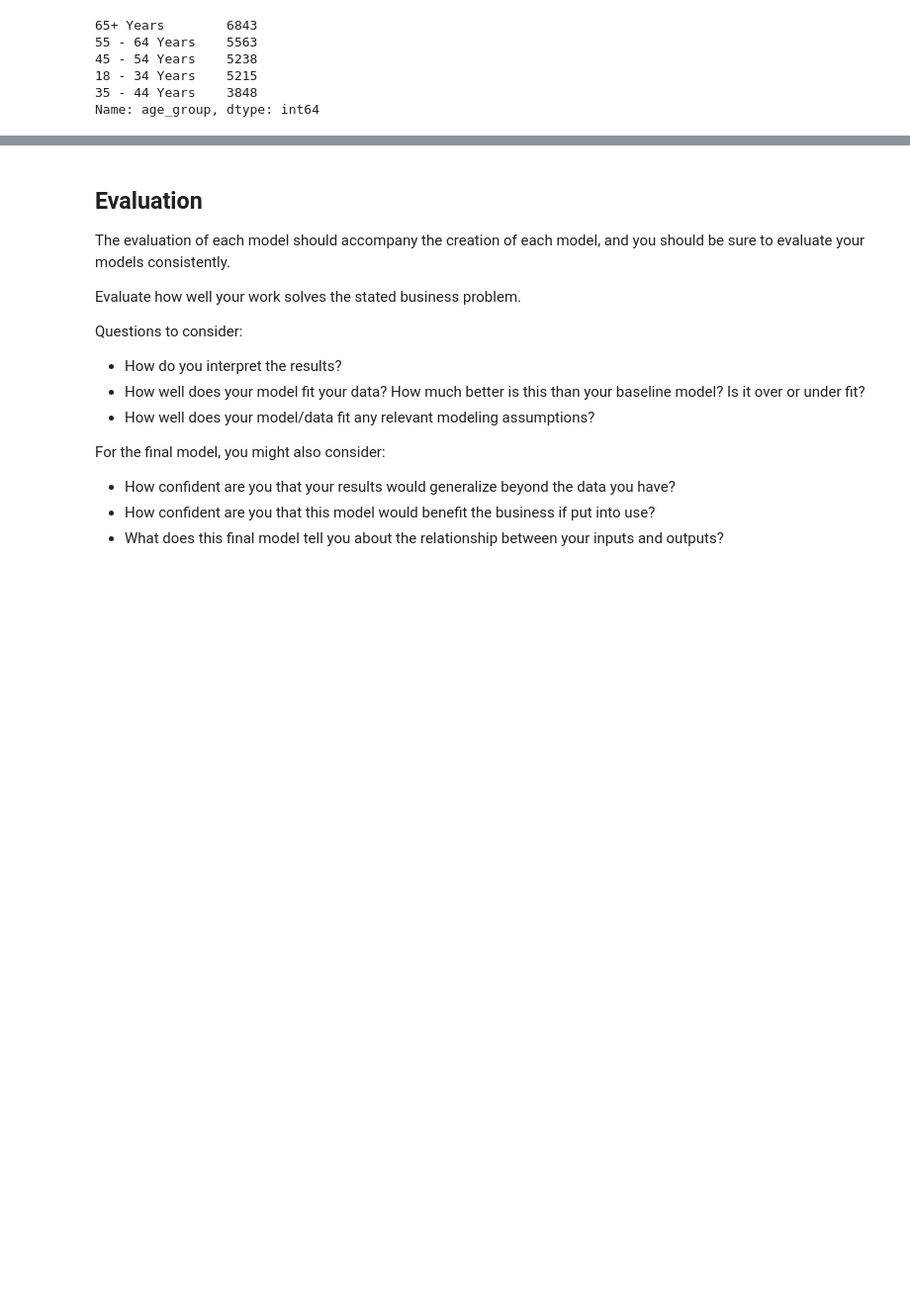
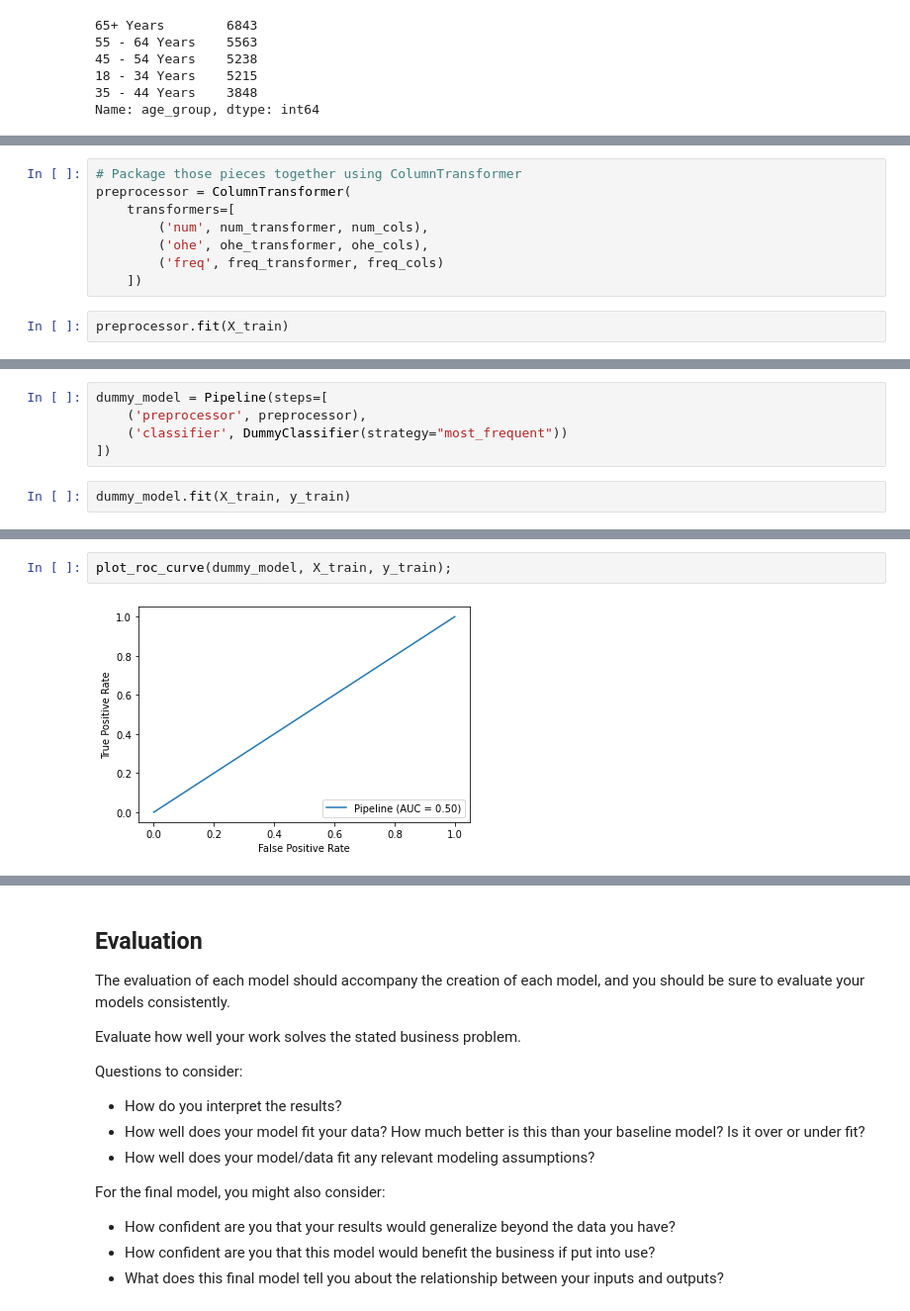
Before and after one commit to emykes/Flu_Vaccination_ML, a Jupyter notebook: Notebooks/Emine/Project3_Emine.ipynb, the cells around one changed output, grey strips where cells are left out. Shown: that part at 99% size. Cells and saved outputs as stored; diff of their text form; blank space fills up the shorter version.

```diff
--- a/Notebooks/Emine/Project3_Emine.ipynb
+++ b/Notebooks/Emine/Project3_Emine.ipynb
@@ -346,0 +413,10 @@ X_train, X_test, y_train, y_test = train_test_split(X, y, test_size=0.1,
+# %%
+# Package those pieces together using ColumnTransformer
+preprocessor = ColumnTransformer(
+    transformers=[
+        ('num', num_transformer, num_cols),
+        ('ohe', ohe_transformer, ohe_cols),
+        ('freq', freq_transformer, freq_cols)
+    ])
+# %%
+preprocessor.fit(X_train)
@@ -346,0 +471,7 @@ X_train, X_test, y_train, y_test = train_test_split(X, y, test_size=0.1,
+# %%
+dummy_model = Pipeline(steps=[
+    ('preprocessor', preprocessor),
+    ('classifier', DummyClassifier(strategy="most_frequent"))
+])
+# %%
+dummy_model.fit(X_train, y_train)
@@ -346,0 +496,4 @@ X_train, X_test, y_train, y_test = train_test_split(X, y, test_size=0.1,
+# %%
+plot_roc_curve(dummy_model, X_train, y_train);
+# %% [output]
+[figure, added]
```
Also changed, not shown: parts of 56 cells of this notebook.
